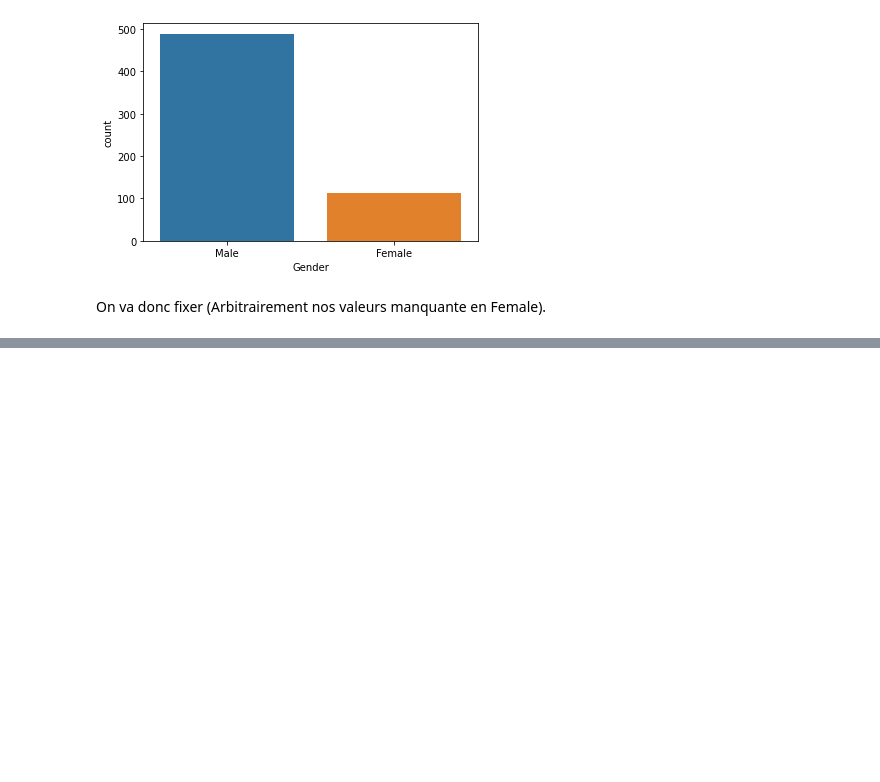
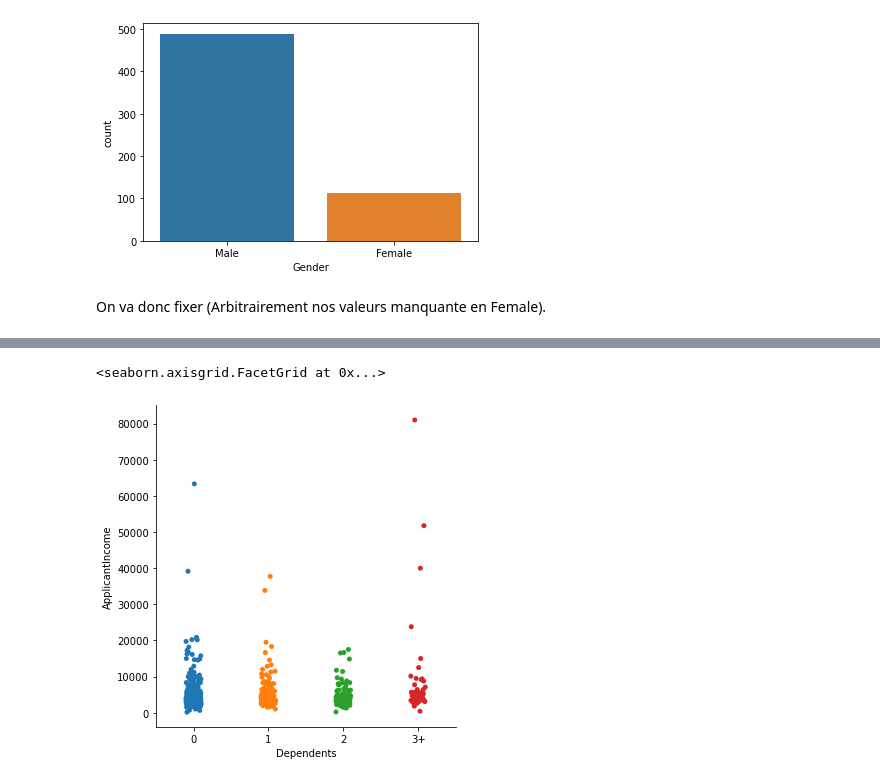
Before and after one commit to Gfeuillas/finance_project, a Jupyter notebook: Projet Finance.ipynb, the cells around one changed output, grey strips where cells are left out. Drawn from its saved outputs; the diff is of its cells as text; code cells hidden in the pictures; blank space fills up the shorter version.

```diff
--- a/Projet Finance.ipynb
+++ b/Projet Finance.ipynb
@@ -408,0 +518,6 @@ AttributeError: 'Series' object has no attribute 'Gender'
+# %%
+#Un haut revenu est un terreau propice pour des enfants.
+sns.catplot(x="Dependents", y="ApplicantIncome", data=df_cln2)
+# %% [output]
+<seaborn.axisgrid.FacetGrid at 0x...>
+[figure, added]
```
Also changed, not shown: parts of 22 cells of this notebook.
